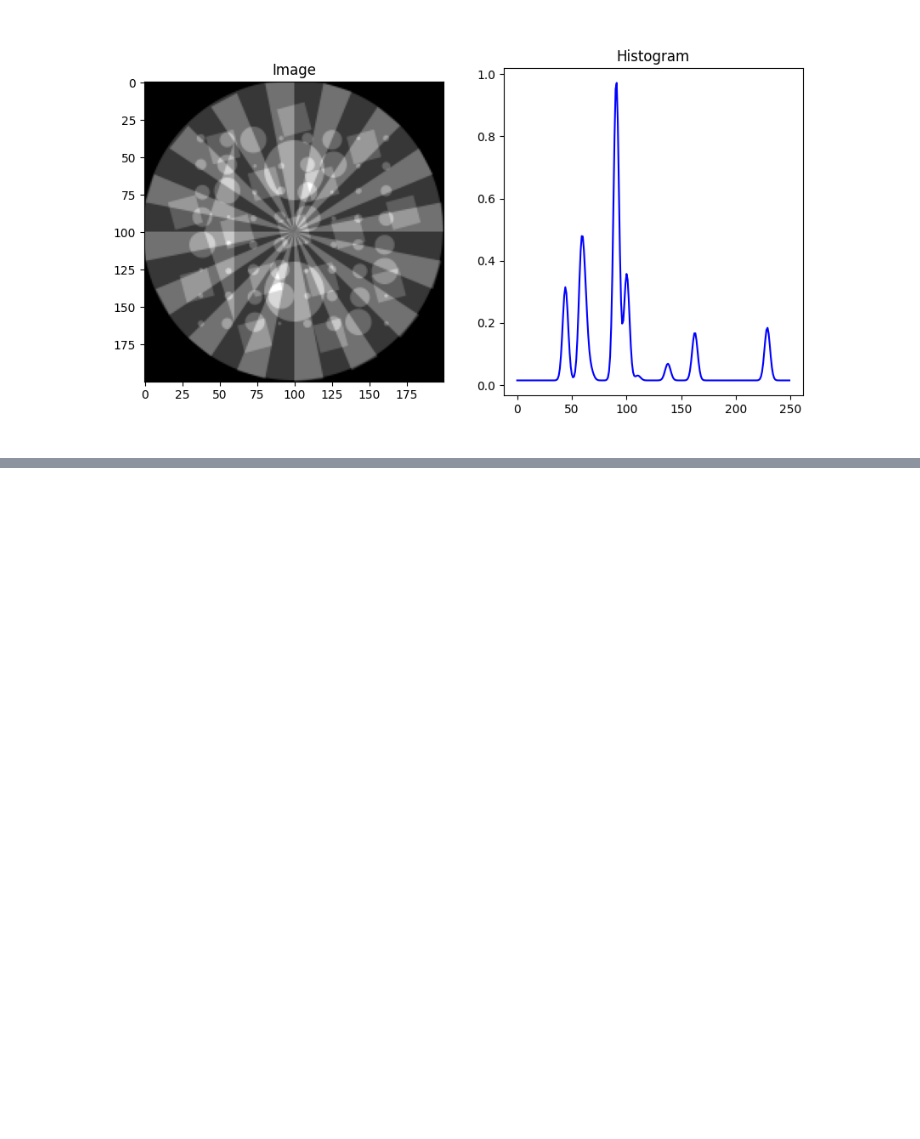
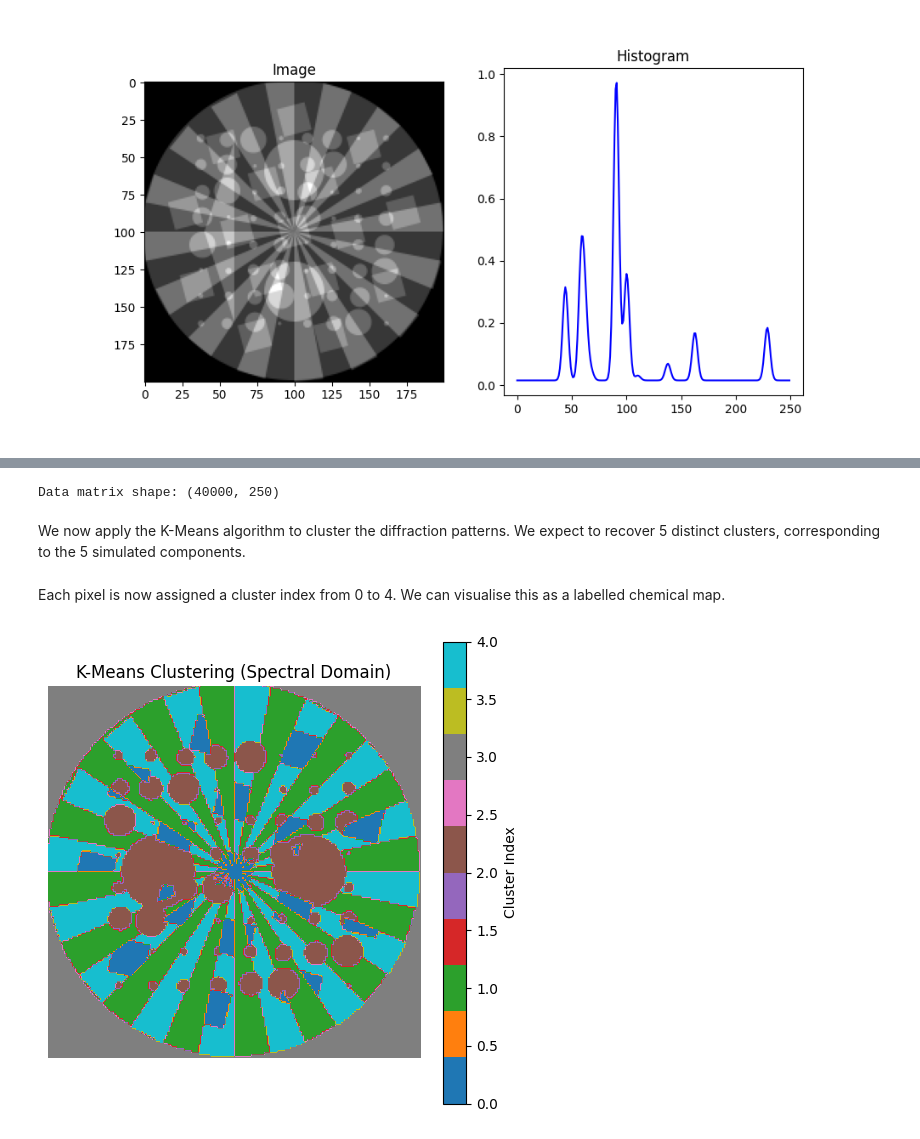
Before and after one commit to antonyvam/nDTomo, a Jupyter notebook: docs/source/notebooks/tutorial_dimensionality_reduction.ipynb, the cells around one changed output, grey strips where cells are left out. Cells and saved outputs as stored; diff of their text form; code cells hidden in the pictures; blank space fills up the shorter version.

```diff
--- a/docs/source/notebooks/tutorial_dimensionality_reduction.ipynb
+++ b/docs/source/notebooks/tutorial_dimensionality_reduction.ipynb
@@ -271,0 +289,33 @@ gui = chemimexplorer(chemct)
+# %%
+# Flatten the 3D volume to (num_pixels, spectral_dim)
+data = chemct.reshape(-1, chemct.shape[2])
+print("Data matrix shape:", data.shape)
+# %% [output]
+Data matrix shape: (40000, 250)
+# %% [markdown]
+We now apply the K-Means algorithm to cluster the diffraction patterns. We expect to recover 5 distinct clusters, corresponding to the 5 simulated components.
+# %%
+from sklearn.cluster import KMeans
+
+# Number of expected clusters
+k = 5
+
+# Fit K-Means
+kmeans = KMeans(n_clusters=k, init="k-means++", n_init=4, random_state=0)
+kmeans.fit(data)
+
+# Get cluster labels and reshape to 2D image
+labels = kmeans.labels_.reshape(chemct.shape[0], chemct.shape[1])
+# %% [markdown]
+Each pixel is now assigned a cluster index from 0 to 4. We can visualise this as a labelled chemical map.
+# %%
+%matplotlib inline
+
+plt.figure(figsize=(6,6))
+plt.imshow(labels, cmap='tab10')
+plt.title("K-Means Clustering (Spectral Domain)")
+plt.axis('off')
+plt.colorbar(label='Cluster Index')
+plt.show()
+# %% [output]
+[figure, added]
```
Also changed, not shown: parts of 20 cells of this notebook, 1 other file.
